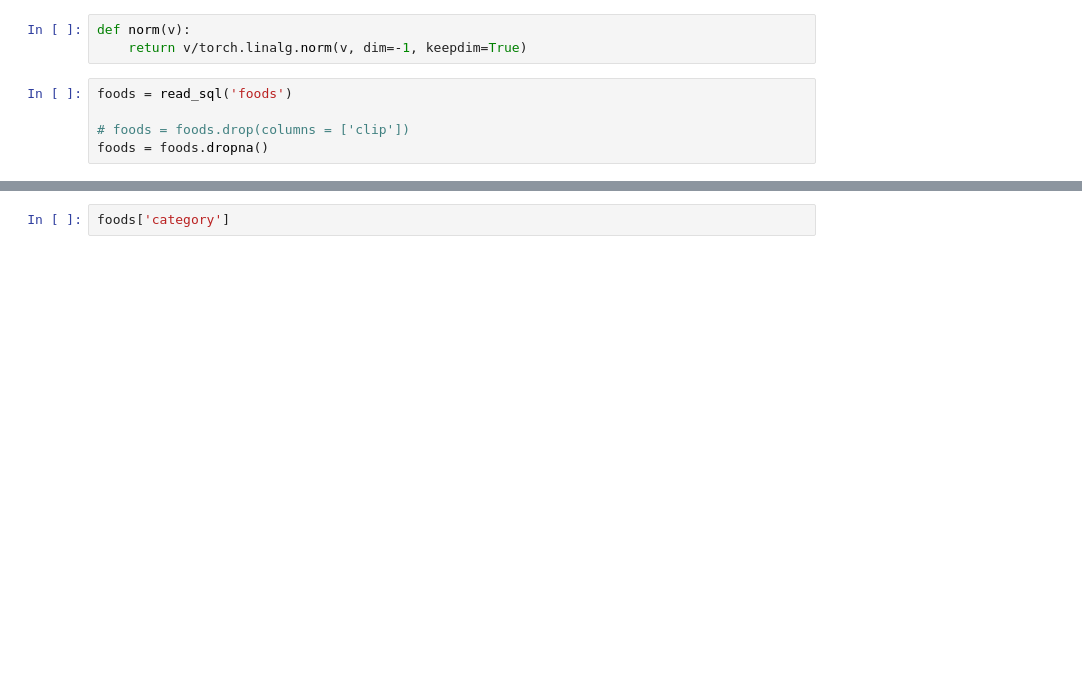
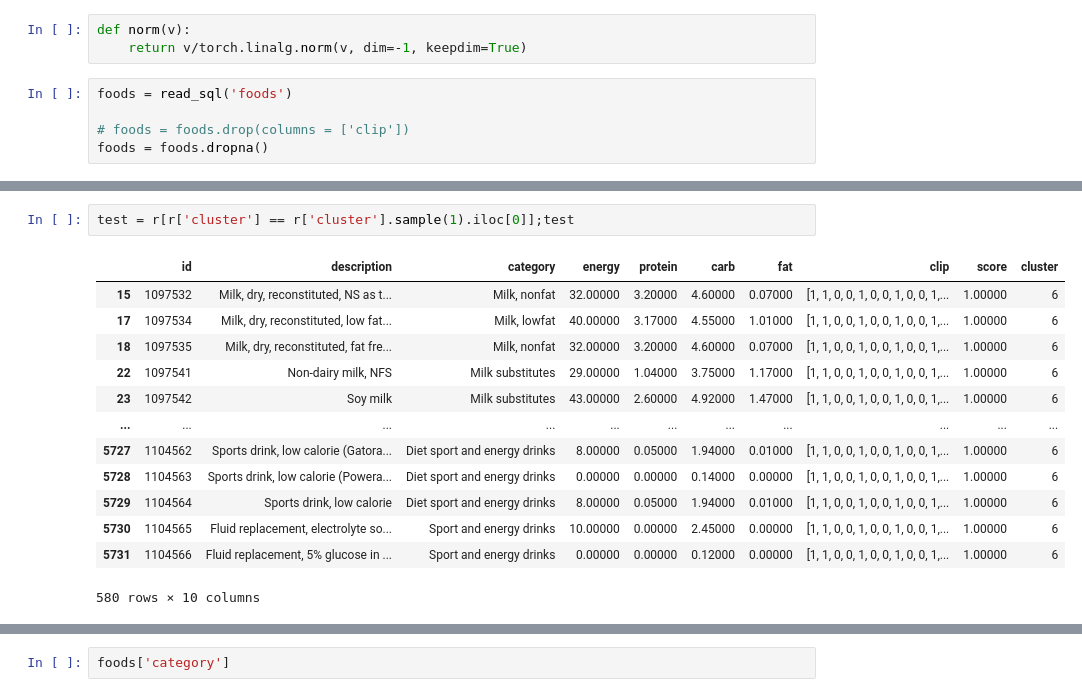
Before and after one commit to DmitriyG228/food, a Jupyter notebook: food_clustering.ipynb, the cells around one changed output, grey strips where cells are left out. Cells and saved outputs as stored; diff of their text form; blank space fills up the shorter version.

```diff
--- a/food_clustering.ipynb
+++ b/food_clustering.ipynb
@@ -80,0 +147,16 @@ foods.sort_values('score',ascending = False).head(20)
+# %%
+test = r[r['cluster'] == r['cluster'].sample(1).iloc[0]];test
+# %% [output]
+|  | id | description | category | energy | protein | carb | fat | clip | score | cluster |
+| 15 | 1097532 | Milk, dry, reconstituted, NS as t... | Milk, nonfat | 32.00000 | 3.20000 | 4.60000 | 0.07000 | [1, 1, 0, 0, 1, 0, 0, 1, 0, 0, 1,... | 1.00000 | 6 |
+| 17 | 1097534 | Milk, dry, reconstituted, low fat... | Milk, lowfat | 40.00000 | 3.17000 | 4.55000 | 1.01000 | [1, 1, 0, 0, 1, 0, 0, 1, 0, 0, 1,... | 1.00000 | 6 |
+| 18 | 1097535 | Milk, dry, reconstituted, fat fre... | Milk, nonfat | 32.00000 | 3.20000 | 4.60000 | 0.07000 | [1, 1, 0, 0, 1, 0, 0, 1, 0, 0, 1,... | 1.00000 | 6 |
+| 22 | 1097541 | Non-dairy milk, NFS | Milk substitutes | 29.00000 | 1.04000 | 3.75000 | 1.17000 | [1, 1, 0, 0, 1, 0, 0, 1, 0, 0, 1,... | 1.00000 | 6 |
+| 23 | 1097542 | Soy milk | Milk substitutes | 43.00000 | 2.60000 | 4.92000 | 1.47000 | [1, 1, 0, 0, 1, 0, 0, 1, 0, 0, 1,... | 1.00000 | 6 |
+| ... | ... | ... | ... | ... | ... | ... | ... | ... | ... | ... |
+| 5727 | 1104562 | Sports drink, low calorie (Gatora... | Diet sport and energy drinks | 8.00000 | 0.05000 | 1.94000 | 0.01000 | [1, 1, 0, 0, 1, 0, 0, 1, 0, 0, 1,... | 1.00000 | 6 |
+| 5728 | 1104563 | Sports drink, low calorie (Powera... | Diet sport and energy drinks | 0.00000 | 0.00000 | 0.14000 | 0.00000 | [1, 1, 0, 0, 1, 0, 0, 1, 0, 0, 1,... | 1.00000 | 6 |
+| 5729 | 1104564 | Sports drink, low calorie | Diet sport and energy drinks | 8.00000 | 0.05000 | 1.94000 | 0.01000 | [1, 1, 0, 0, 1, 0, 0, 1, 0, 0, 1,... | 1.00000 | 6 |
+| 5730 | 1104565 | Fluid replacement, electrolyte so... | Sport and energy drinks | 10.00000 | 0.00000 | 2.45000 | 0.00000 | [1, 1, 0, 0, 1, 0, 0, 1, 0, 0, 1,... | 1.00000 | 6 |
+| 5731 | 1104566 | Fluid replacement, 5% glucose in ... | Sport and energy drinks | 0.00000 | 0.00000 | 0.12000 | 0.00000 | [1, 1, 0, 0, 1, 0, 0, 1, 0, 0, 1,... | 1.00000 | 6 |
+580 rows × 10 columns
```
Also changed, not shown: parts of 33 cells of this notebook, 16 other files.
